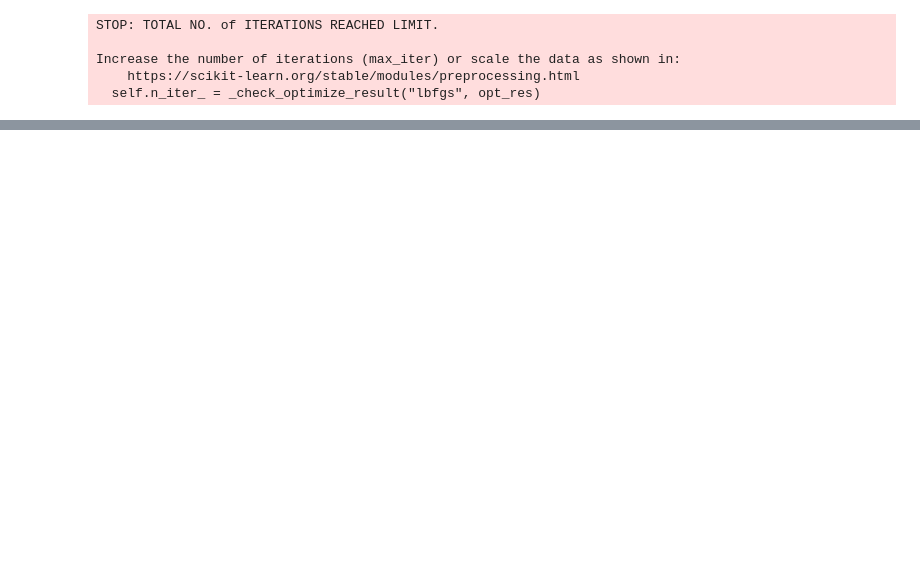
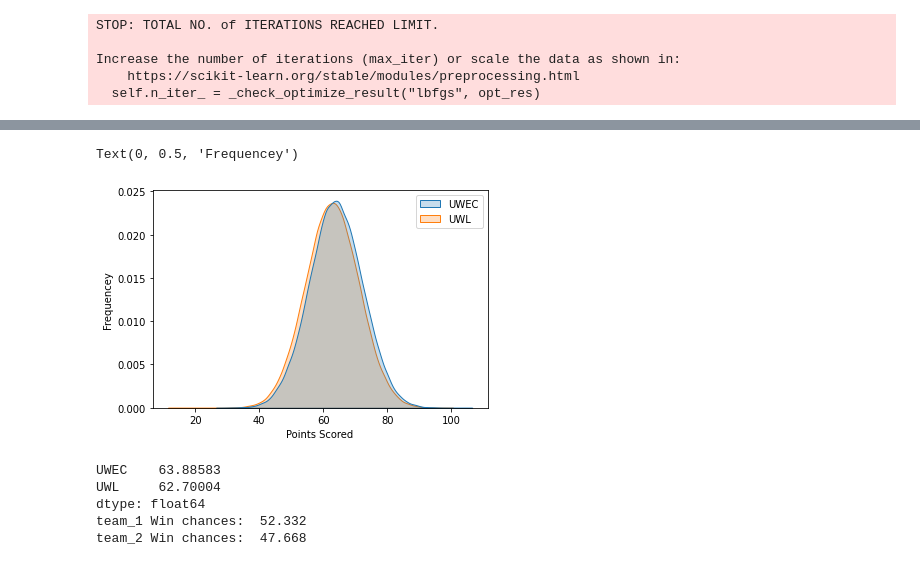
Before and after one commit to jreckin/FunAnalyticalStuff, a Jupyter notebook: womens_stats.ipynb, the cells around one changed output, grey strips where cells are left out. Saved outputs shown, nothing was run; the diff lists cells and outputs as text; code cells hidden in the pictures; blank space fills up the shorter version.

```diff
--- a/womens_stats.ipynb
+++ b/womens_stats.ipynb
@@ -906,0 +939,11 @@ predicted_half
+# %%
+class Team:
+    def __init__(self, Team_x, data):
+        self.Team_x = Team_x
+        self.data = data[(data['Team_x'] == self.Team_x)]
+
+    def getPointsScored(self):
+        return self.data['Points_Scored_x'].values
+
+    def getPointsAllowed(self):
+        return self.data['Points_Scored_y'].values
@@ -906,0 +975,17 @@ predicted_half
+# %%
+team_1_name = 'UWEC'
+team_2_name = 'UWL'
+team_1 = Team(team_1_name, game)
+team_2 = Team(team_2_name, game)
+sim_out = sim_multiple(team_1, team_2, 100000)
+# %%
+
+team_1 = sim_out[1]
+team_1_points = pd.DataFrame(team_1)
+team_1_points = team_1_points.rename(columns = {0 : team_1_name})
+team_2 = sim_out[2]
+team_2_points = pd.DataFrame(team_2)
+team_2_points = team_2_points.rename(columns = {0: team_2_name})
+monte_carlo_game = [team_1_points, team_2_points]
+monte_carlo_game = pd.concat(monte_carlo_game, axis = 1)
+monte_carlo_game
@@ -906,0 +1006,20 @@ predicted_half
+# %%
+sns.kdeplot(data=monte_carlo_game, fill = True);
+
+plt.xlabel('Points Scored')
+plt.ylabel('Frequencey')
+# %% [output]
+Text(0, 0.5, 'Frequencey')
+[figure, added]
+# %%
+print(monte_carlo_game.mean())
+chances = 100 * sim_out[0]
+team_2_chances = 100 - chances
+print('team_1 Win chances: ' ,chances)
+print('team_2 Win chances: ', team_2_chances)
+# %% [output]
+UWEC    63.88583
+UWL     62.70004
+dtype: float64
+team_1 Win chances:  52.332
+team_2 Win chances:  47.668
```
Also changed, not shown: parts of 31 cells of this notebook, 8 other files.
